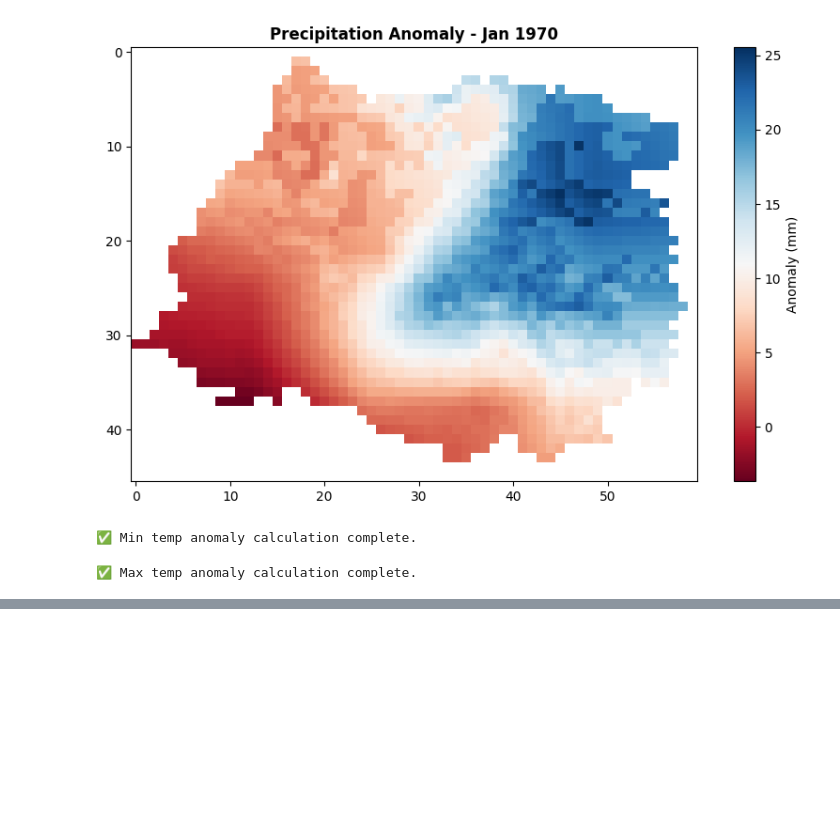
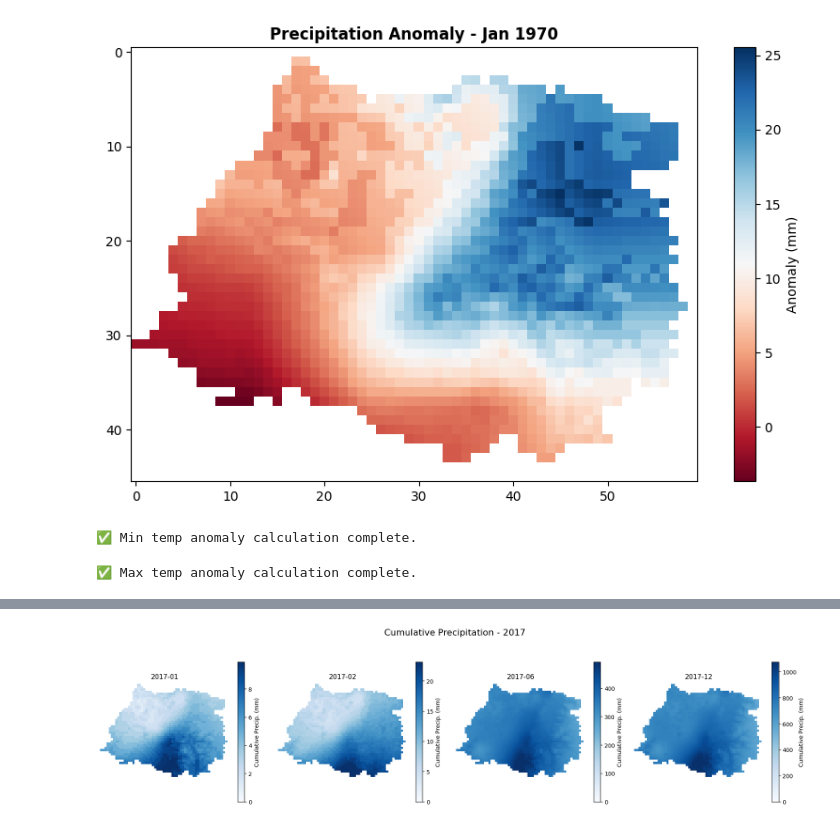
Before and after one commit to abbystokes/wildfire-risk-ml, a Jupyter notebook: preprocessing_files/precip_preprocessing.ipynb, the cells around one changed output, grey strips where cells are left out. Saved outputs shown, nothing was run; the diff lists cells and outputs as text; code cells hidden in the pictures; blank space fills up the shorter version.

Commit message:
added cumulative precipitation layer

```diff
--- a/preprocessing_files/precip_preprocessing.ipynb
+++ b/preprocessing_files/precip_preprocessing.ipynb
@@ -235,0 +293,33 @@ print("✅ Max temp anomaly calculation complete.")
+# %%
+import matplotlib.pyplot as plt
+from rasterio.plot import show
+
+# Choose a year and months to visualize
+year = 2017
+months_to_plot = [1, 2, 6, 12]  # January to April
+
+
+fig, axes = plt.subplots(1, len(months_to_plot), figsize=(18, 5))
+fig.suptitle(f'Cumulative Precipitation - {year}', fontsize=16)
+
+for i, month in enumerate(months_to_plot):
+    file = f'accumulated_prec_{year}-{month:02d}.tif'
+    path = os.path.join(output_folder, file)
+
+    with rasterio.open(path) as src:
+        data = src.read(1)
+        profile = src.profile
+
+    ax = axes[i]
+    im = ax.imshow(data, cmap='Blues', vmin=0, vmax=np.nanpercentile(data, 98))
+    ax.set_title(f'{year}-{month:02d}')
+    ax.axis('off')
+
+    # Add individual colorbars
+    cbar = plt.colorbar(im, ax=ax, orientation='vertical', shrink=0.8)
+    cbar.set_label('Cumulative Precip. (mm)', fontsize=10)
+
+plt.tight_layout()
+plt.show()
+# %% [output]
+[figure, added]
```
Also changed, not shown: parts of 1 cell of this notebook, 2 other files.
